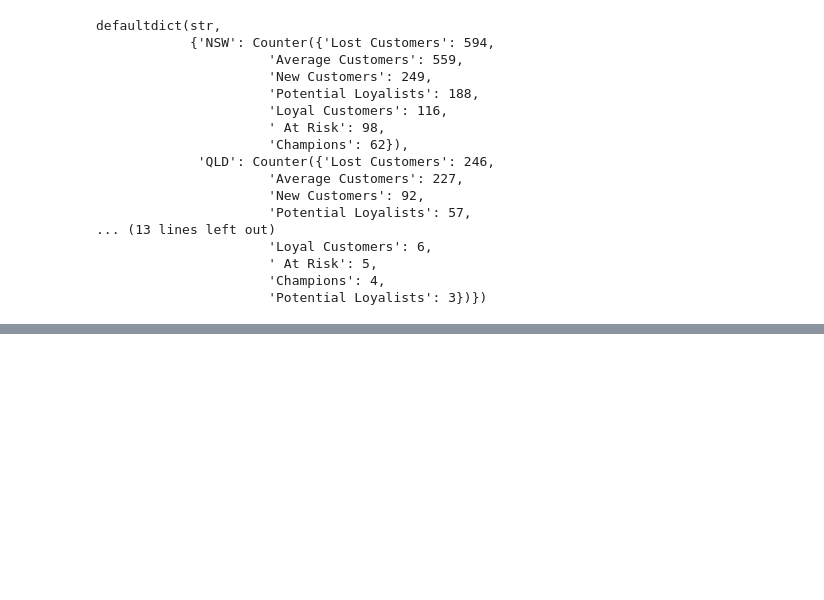
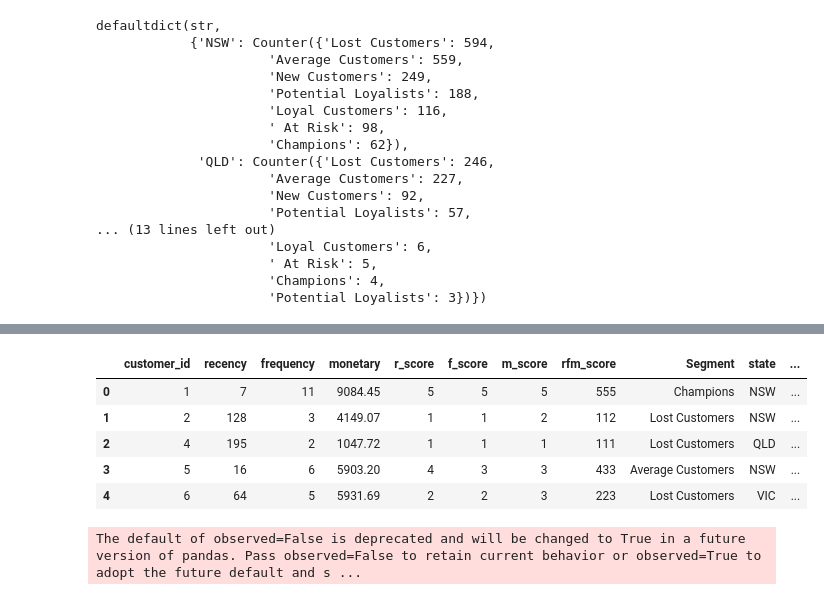
Before and after one commit to tanu-khanuja/customer_segmentation, a Jupyter notebook: notebooks/combined_data_analysis.ipynb, the cells around one changed output, grey strips where cells are left out. Saved outputs shown, nothing was run; the diff lists cells and outputs as text; code cells hidden in the pictures; blank space fills up the shorter version.

```diff
--- a/notebooks/combined_data_analysis.ipynb
+++ b/notebooks/combined_data_analysis.ipynb
@@ -309,0 +361,14 @@ AttributeError: 'str' object has no attribute 'get'
+# %%
+rfm_updated.head()
+# %% [output]
+|  | customer_id | recency | frequency | monetary | r_score | f_score | m_score | rfm_score | Segment | state | ... |
+| 0 | 1 | 7 | 11 | 9084.45 | 5 | 5 | 5 | 555 | Champions | NSW | ... |
+| 1 | 2 | 128 | 3 | 4149.07 | 1 | 1 | 2 | 112 | Lost Customers | NSW | ... |
+| 2 | 4 | 195 | 2 | 1047.72 | 1 | 1 | 1 | 111 | Lost Customers | QLD | ... |
+| 3 | 5 | 16 | 6 | 5903.20 | 4 | 3 | 3 | 433 | Average Customers | NSW | ... |
+| 4 | 6 | 64 | 5 | 5931.69 | 2 | 2 | 3 | 223 | Lost Customers | VIC | ... |
+# %%
+# Group customers by age_group and count customers in each group
+age_grouped_customers = rfm_updated.groupby('age_group').agg({'customer_id':'count'})
+# %% [output]
+The default of observed=False is deprecated and will be changed to True in a future version of pandas. Pass observed=False to retain current behavior or observed=True to adopt the future default and s ...
```
Also changed, not shown: parts of 43 cells of this notebook, 4 other files.
